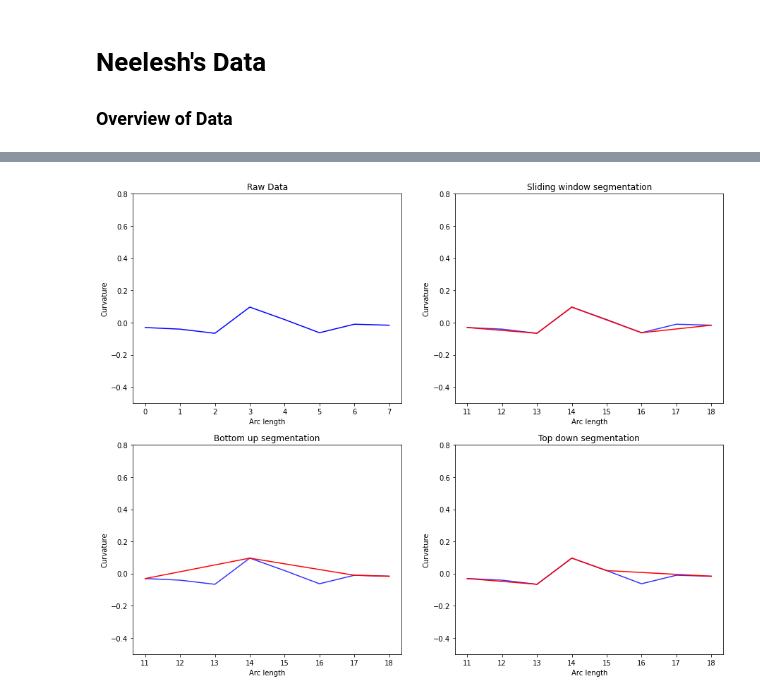
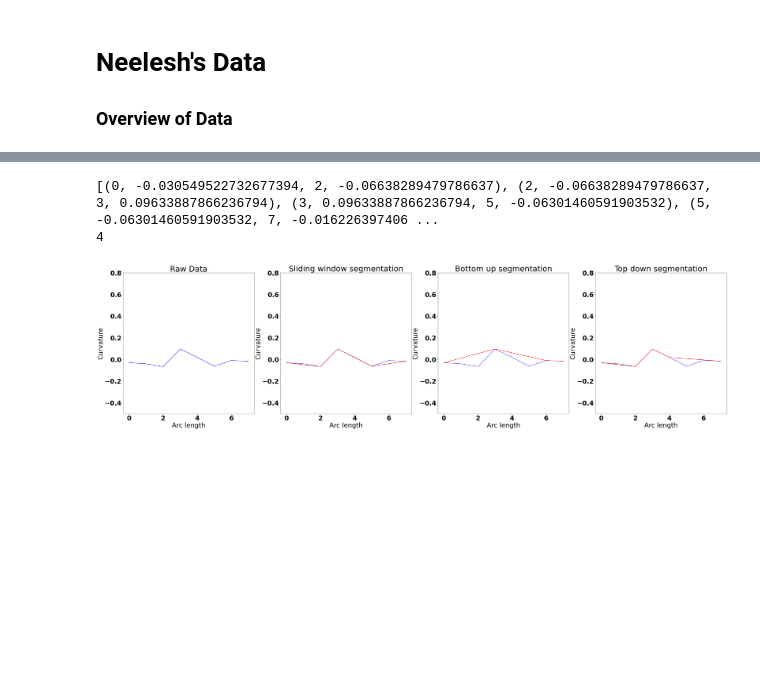
Before and after one commit to JakeVoon/ResearchProject, a Jupyter notebook: Neelesh.ipynb, the cells around one changed output, grey strips where cells are left out. Cells and saved outputs as stored; diff of their text form; code cells hidden in the pictures; blank space fills up the shorter version.

Commit message:
Plots

```diff
--- a/Neelesh.ipynb
+++ b/Neelesh.ipynb
@@ -42,49 +43,48 @@ with open("Neelesh_Data/2.5N_run5.json") as json_file:
     data = json.load(json_file)
 
 data = data["data"]
 
 curvatures = data[0]['curvatures'][10:18]
 
 max_error = 0.005
 
-fig=plt.figure(figsize=(15,12))
+font = {'weight' : 'bold',
+        'size'   : 30}
 
-plt.subplot(2,2,1)
+matplotlib.rc('font', **font)
+
+fig=plt.figure(figsize=(50,12))
+
+plt.subplot(1,4,1)
 plt.plot(curvatures,'b')
 plt.xlabel('Arc length')
 plt.ylabel('Curvature')
 plt.title('Raw Data')
 plt.ylim((-0.5,0.8));
 
-plt.subplot(2,2,2)
+xtick = [0,1,2,3,4,5,6,7,8]
+
+plt.subplot(1,4,2)
 segments = segment.slidingwindowsegment(curvatures, fit.interpolate, fit.sumsquared_error, max_error)
 segment.draw_plot(curvatures,"Sliding window segmentation")
 segment.draw_segments(segments)
 plt.ylim((-0.5,0.8));
 
-plt.subplot(2,2,3)
+print(segments)
+print(len(segments))
+
+plt.subplot(1,4,3)
 segments = segment.bottomupsegment(curvatures, fit.interpolate, fit.sumsquared_error, max_error)
 segment.draw_plot(curvatures,"Bottom up segmentation")
 segment.draw_segments(segments)
 plt.ylim((-0.5,0.8));
 
-plt.subplot(2,2,4)
+plt.subplot(1,4,4)
 segments = segment.topdownsegment(curvatures, fit.interpolate, fit.sumsquared_error, max_error)
 segment.draw_plot(curvatures,"Top down segmentation")
 segment.draw_segments(segments)
 plt.ylim((-0.5,0.8));
-
-# # Plotting 2d positions
-# positions = data[0]["positions_2d"]
-# x = []
-# y = []
-# for point in positions:
-#     x.append(point[0])
-#     y.append(point[1])
-# plt.figure()
-# plt.plot(x,y)
-# plt.title("2d positions")
-# plt.xlabel("x")
-# plt.ylabel("y");
 # %% [output]
+[(0, -0.030549522732677394, 2, -0.06638289479786637), (2, -0.06638289479786637, 3, 0.09633887866236794), (3, 0.09633887866236794, 5, -0.06301460591903532), (5, -0.06301460591903532, 7, -0.016226397406 ...
+4
-[figure, old version]
+[figure, new version]
```
Also changed, not shown: parts of 3 cells of this notebook.
